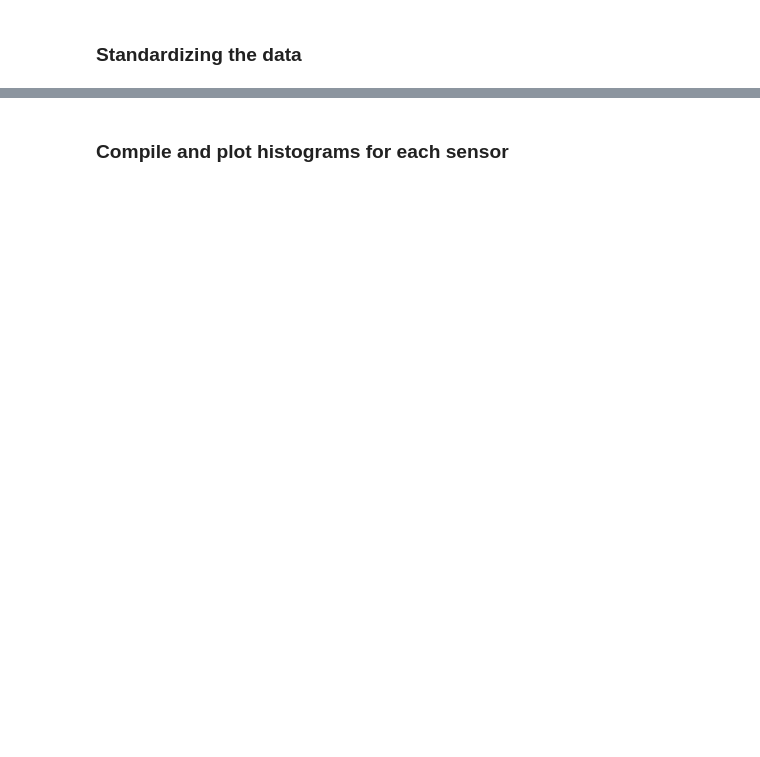
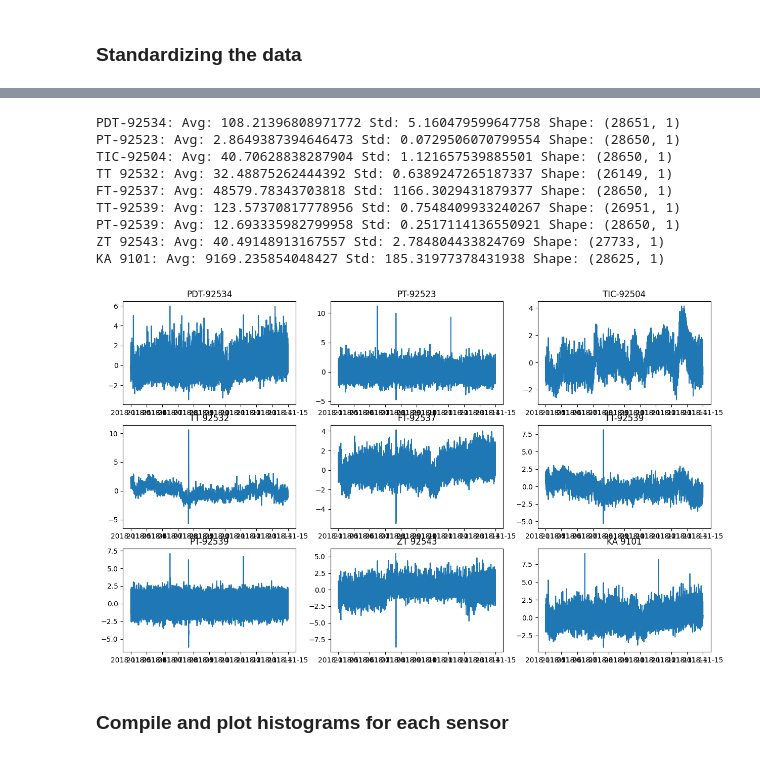
Before and after one commit to fredrikSveen/time_series_gan_project, a Jupyter notebook: data_exploration.ipynb, the cells around one changed output, grey strips where cells are left out. Cells and saved outputs as stored; diff of their text form; code cells hidden in the pictures; blank space fills up the shorter version.

```diff
--- a/data_exploration.ipynb
+++ b/data_exploration.ipynb
@@ -3,11 +9,4 @@
 # %%
-from publicdata import client as c
-from functions import *
-from datetime import datetime, timezone
-import matplotlib.pyplot as plt
-import pandas as pd
-# %matplotlib widget  #Uncomment to make zoomable plot
-
 # Nine sensors related to the inputs, outputs and controls of a compressor subsystem.
 # Dictionary made with key=name of sensor and value=Id of sensor
 sensors = {
@@ -25,35 +24,6 @@ sensors = {
 # in the following dictionary, again with the sensor name as the key.
 dfs_dict = {}
 
-startdate = datetime(2018, 11, 1, tzinfo=timezone.utc)
-enddate = datetime(2018, 11, 30, tzinfo=timezone.utc)
+startdate = datetime(2018, 11, 5, tzinfo=timezone.utc)
+enddate = datetime(2018, 11, 15, tzinfo=timezone.utc)
 today = datetime.today()
-# today = today.replace(hour=0, minute=0, second=0, microsecond=0)
-# print(f'Today: {today}')
-# print(f'Startdate: {startdate}')
-# print(f'Enddate: {enddate}')
-# days_since_start = (today - startdate).days
-# days_since_end = (today - enddate).days
-# starttime = f'{days_since_start}d-ago' # Start time of the interval I want to extract
-# endtime = f'{days_since_end}d-ago' # End time of the interval I want to extract
-
-print("Sensor name".ljust(15) + "Frame length".ljust(15) + "First period length [s]".ljust(25) + "First timestamp".ljust(15))
-
-# Extract dataframes from Cognite OID and store them in the dfs_dict dictionary
-for k, v in sensors.items():
-    res = c.time_series.data.retrieve_dataframe(id=v,
-                                                start=startdate,
-                                                end=enddate,
-                                                column_names='id',
-                                                aggregates=["average"],
-                                                granularity="30s",)
-    # Need to find a way to grab the unit of the time-series
-    dfs_dict[k] = res
-    sr = (res.index[1] - res.index[0]).total_seconds()
-    # print(f'{k}\'s shape: {res.shape} and sampling frequency: {sr} second(s)')
-    print(str(k).ljust(15) + str(res.shape).ljust(15) + str(sr).ljust(25) + str(res.index[0]).ljust(15))
-
-
-
-# plot_sensor_data('PT-92523', dfs_dict)
-plot_all_nine_sensors(dfs_dict)
@@ -136,3 +105,18 @@ KA 9101: Avg: 9095.286672241173 Std: 225.1454270001261 Shape: (80659, 1)
+# %%
+standard_df = standardize_dfs(dfs_dict)
+
+plot_all_nine_sensors(dataframe=standard_df)
+# %% [output]
+PDT-92534: Avg: 108.21396808971772 Std: 5.160479599647758 Shape: (28651, 1)
+PT-92523: Avg: 2.8649387394646473 Std: 0.0729506070799554 Shape: (28650, 1)
+TIC-92504: Avg: 40.70628838287904 Std: 1.121657539885501 Shape: (28650, 1)
+TT 92532: Avg: 32.48875262444392 Std: 0.6389247265187337 Shape: (26149, 1)
+FT-92537: Avg: 48579.78343703818 Std: 1166.3029431879377 Shape: (28650, 1)
+TT-92539: Avg: 123.57370817778956 Std: 0.7548409933240267 Shape: (26951, 1)
+PT-92539: Avg: 12.693335982799958 Std: 0.2517114136550921 Shape: (28650, 1)
+ZT 92543: Avg: 40.49148913167557 Std: 2.784804433824769 Shape: (27733, 1)
+KA 9101: Avg: 9169.235854048427 Std: 185.31977378431938 Shape: (28625, 1)
+[figure, added]
 # %% [markdown]
 ### Compile and plot histograms for each sensor
 # %%
```
Also changed, not shown: parts of 15 cells of this notebook, 2 other files.
